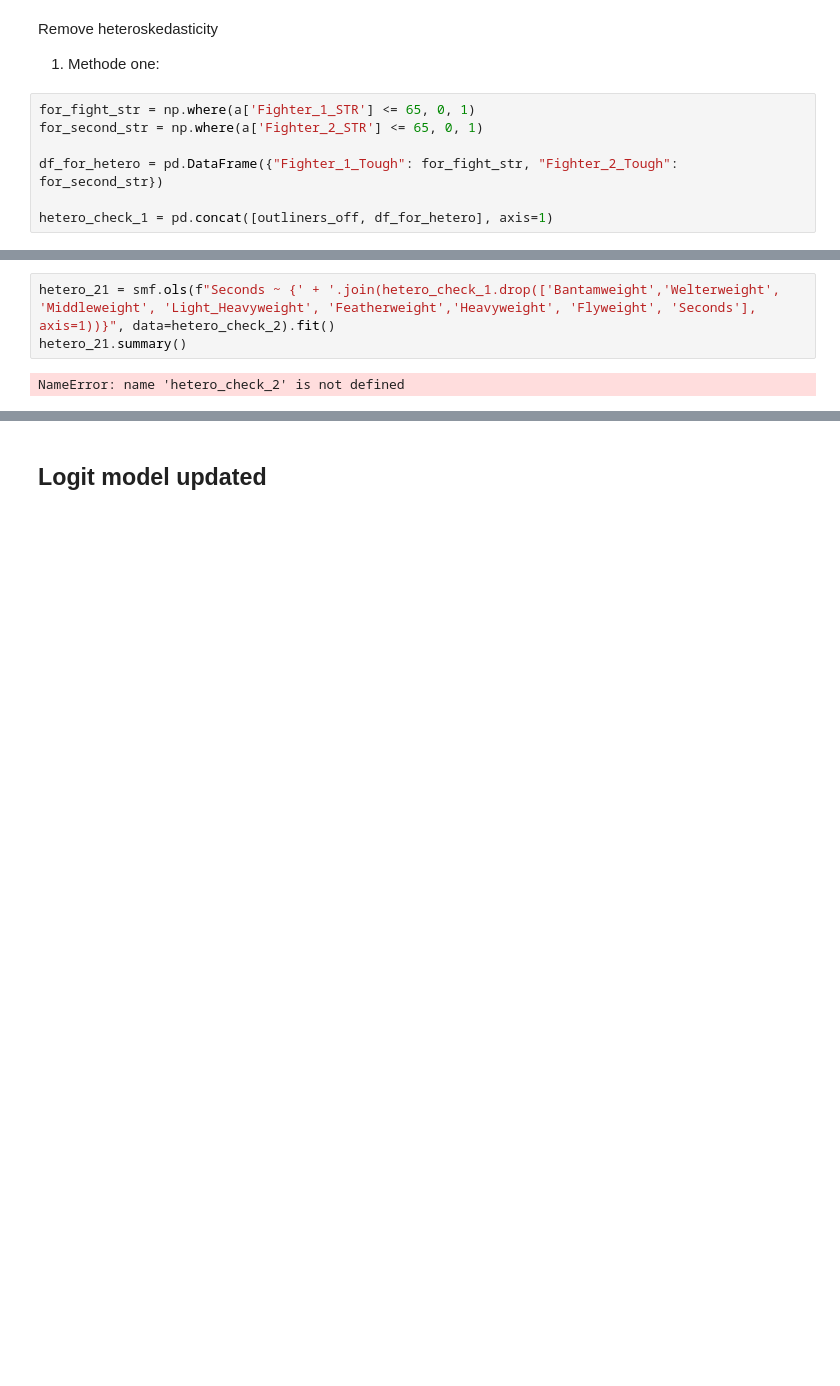
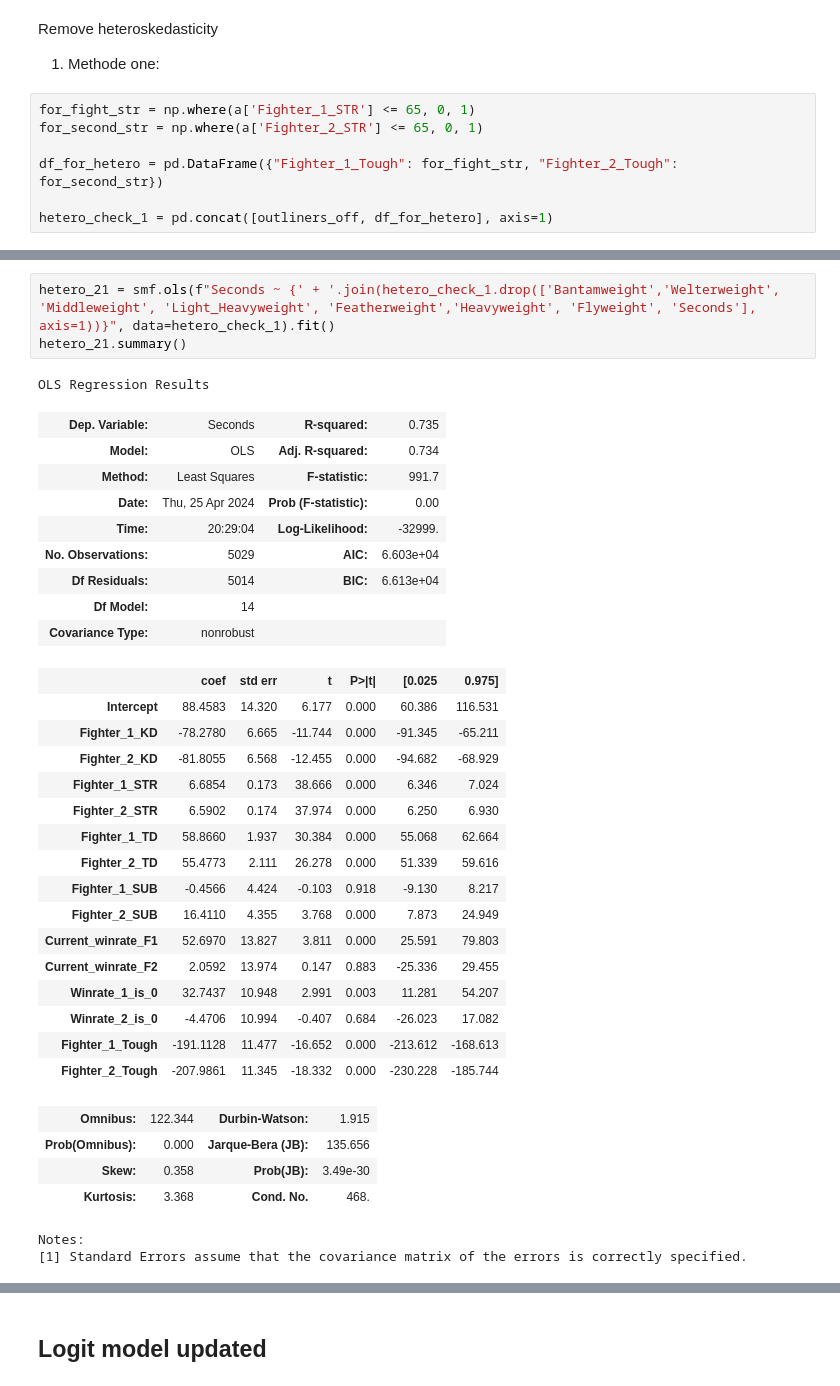
Before and after one commit to Vitaliypn/UFC_Econometrics_Research, a Jupyter notebook: project.ipynb, the cells around one changed output, grey strips where cells are left out. Cells and saved outputs as stored; diff of their text form; blank space fills up the shorter version.

```diff
--- a/project.ipynb
+++ b/project.ipynb
@@ -1098,8 +1100,39 @@ p = plt.title('Residuals vs fitted values plot for homoscedasticity check')
 # %%
-hetero_21 = smf.ols(f"Seconds ~ {' + '.join(hetero_check_1.drop(['Bantamweight','Welterweight', 'Middleweight', 'Light_Heavyweight', 'Featherweight','Heavyweight', 'Flyweight', 'Seconds'], axis=1))}", data=hetero_check_2).fit()
+hetero_21 = smf.ols(f"Seconds ~ {' + '.join(hetero_check_1.drop(['Bantamweight','Welterweight', 'Middleweight', 'Light_Heavyweight', 'Featherweight','Heavyweight', 'Flyweight', 'Seconds'], axis=1))}", data=hetero_check_1).fit()
 hetero_21.summary()
 # %% [output]
-NameError: name 'hetero_check_2' is not defined
+OLS Regression Results
+| Dep. Variable: | Seconds | R-squared: | 0.735 |
+| Model: | OLS | Adj. R-squared: | 0.734 |
+| Method: | Least Squares | F-statistic: | 991.7 |
+| Date: | Thu, 25 Apr 2024 | Prob (F-statistic): | 0.00 |
+| Time: | 20:29:04 | Log-Likelihood: | -32999. |
+| No. Observations: | 5029 | AIC: | 6.603e+04 |
+| Df Residuals: | 5014 | BIC: | 6.613e+04 |
+| Df Model: | 14 |  |  |
+| Covariance Type: | nonrobust |  |  |
+|  | coef | std err | t | P>|t| | [0.025 | 0.975] |
+| Intercept | 88.4583 | 14.320 | 6.177 | 0.000 | 60.386 | 116.531 |
+| Fighter_1_KD | -78.2780 | 6.665 | -11.744 | 0.000 | -91.345 | -65.211 |
+| Fighter_2_KD | -81.8055 | 6.568 | -12.455 | 0.000 | -94.682 | -68.929 |
+| Fighter_1_STR | 6.6854 | 0.173 | 38.666 | 0.000 | 6.346 | 7.024 |
+| Fighter_2_STR | 6.5902 | 0.174 | 37.974 | 0.000 | 6.250 | 6.930 |
+| Fighter_1_TD | 58.8660 | 1.937 | 30.384 | 0.000 | 55.068 | 62.664 |
+| Fighter_2_TD | 55.4773 | 2.111 | 26.278 | 0.000 | 51.339 | 59.616 |
+| Fighter_1_SUB | -0.4566 | 4.424 | -0.103 | 0.918 | -9.130 | 8.217 |
+| Fighter_2_SUB | 16.4110 | 4.355 | 3.768 | 0.000 | 7.873 | 24.949 |
+| Current_winrate_F1 | 52.6970 | 13.827 | 3.811 | 0.000 | 25.591 | 79.803 |
+| Current_winrate_F2 | 2.0592 | 13.974 | 0.147 | 0.883 | -25.336 | 29.455 |
+| Winrate_1_is_0 | 32.7437 | 10.948 | 2.991 | 0.003 | 11.281 | 54.207 |
+| Winrate_2_is_0 | -4.4706 | 10.994 | -0.407 | 0.684 | -26.023 | 17.082 |
+| Fighter_1_Tough | -191.1128 | 11.477 | -16.652 | 0.000 | -213.612 | -168.613 |
+| Fighter_2_Tough | -207.9861 | 11.345 | -18.332 | 0.000 | -230.228 | -185.744 |
+| Omnibus: | 122.344 | Durbin-Watson: | 1.915 |
+| Prob(Omnibus): | 0.000 | Jarque-Bera (JB): | 135.656 |
+| Skew: | 0.358 | Prob(JB): | 3.49e-30 |
+| Kurtosis: | 3.368 | Cond. No. | 468. |
+Notes:
+[1] Standard Errors assume that the covariance matrix of the errors is correctly specified.
 # %%
 predicted = hetero_21.predict(hetero_check_1)
 
```
Also changed, not shown: parts of 48 cells of this notebook, 2 other files.
